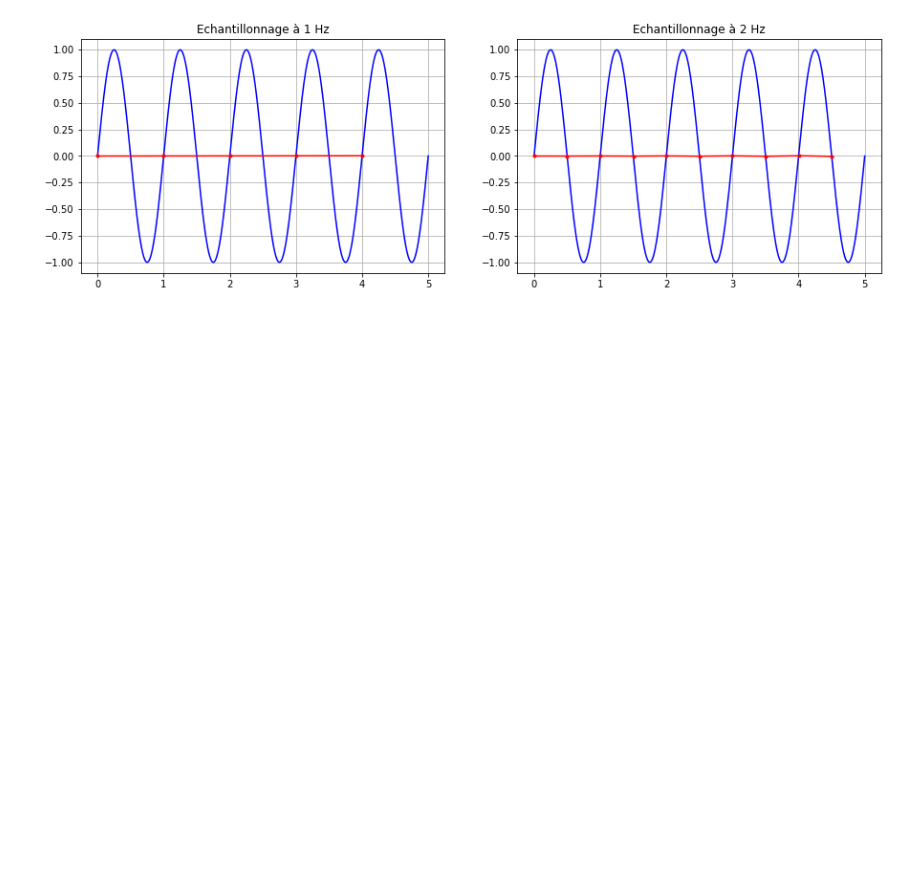
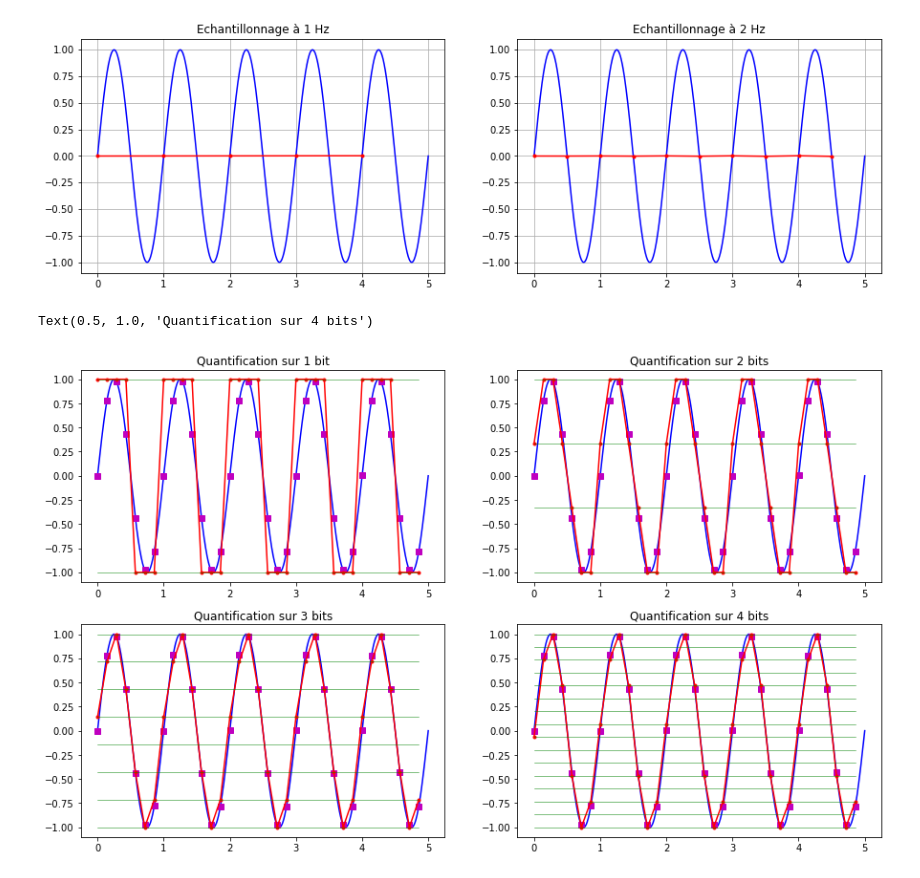
Before and after one commit to xpessoles/PSI_Cy_03_ConceptionCommande, a Jupyter notebook: Chapitre_02_CorrecteursNumeriques/01_Cy_03_02_Jupyter/FiltrageNumerique.ipynb, the cells around one changed output. Cells and saved outputs as stored; diff of their text form; code cells hidden in the pictures; blank space fills up the shorter version.

```diff
--- a/Chapitre_02_CorrecteursNumeriques/01_Cy_03_02_Jupyter/FiltrageNumerique.ipynb
+++ b/Chapitre_02_CorrecteursNumeriques/01_Cy_03_02_Jupyter/FiltrageNumerique.ipynb
@@ -204,3 +205,64 @@ ax2.set_title("Echantillonnage à 2 Hz")
 # %% [output]
 Text(0.5, 1.0, 'Echantillonnage à 2 Hz')
 [figure]
+# %%
+# Signal : les_t, les_e
+# Signal échantillonnage 5 Hertz
+les_te2,les_s2 = echantillonnage(les_t,les_e,7)
+
+
+# Signal échantillonné : les_te2,les_s2
+
+# Signal échantilloné et quantifié sur 2 à 5 bits
+les_seq2_2,les_niv2 = quantification(1,les_s2,-1,1)
+les_seq2_3,les_niv3 = quantification(2,les_s2,-1,1)
+les_seq2_4,les_niv4 = quantification(3,les_s2,-1,1)
+les_seq2_5,les_niv5 = quantification(4,les_s2,-1,1)
+t0,tf = les_te2[0],les_te2[-1]
+
+
+fig, axs = plt.subplots(2, 2,figsize=(15,9))
+
+#fig.suptitle('Horizontally stacked subplots')
+# Grilles
+# axs[0, 0].grid()
+# axs[0, 1].grid()
+# axs[1, 0].grid()
+# axs[1, 1].grid()
+
+# Entrée
+axs[0, 0].plot(les_t,les_e,"b")
+axs[0, 1].plot(les_t,les_e,"b")
+axs[1, 0].plot(les_t,les_e,"b")
+axs[1, 1].plot(les_t,les_e,"b")
+
+# Sorties échantillonnéees
+axs[0, 0].plot(les_te2,les_s2,"ms")
+axs[0, 1].plot(les_te2,les_s2,"ms")
+axs[1, 0].plot(les_te2,les_s2,"ms")
+axs[1, 1].plot(les_te2,les_s2,"ms")
+
+# Sorties quantifiées
+axs[0, 0].plot(les_te2,les_seq2_2,"r.-")
+axs[0, 1].plot(les_te2,les_seq2_3,"r.-")
+axs[1, 0].plot(les_te2,les_seq2_4,"r.-")
+axs[1, 1].plot(les_te2,les_seq2_5,"r.-")
+
+# Niveaux de quantification
+for n in les_niv2 :
+    axs[0, 0].plot([t0,tf],[n,n],"g",linewidth=.5)
+for n in les_niv3 :
+    axs[0, 1].plot([t0,tf],[n,n],"g",linewidth=.5)
+for n in les_niv4 :
+    axs[1, 0].plot([t0,tf],[n,n],"g",linewidth=.5)
+for n in les_niv5 :
+    axs[1, 1].plot([t0,tf],[n,n],"g",linewidth=.5)
+
+# Titres des graphiques
+axs[0, 0].set_title("Quantification sur 1 bit")
+axs[0, 1].set_title("Quantification sur 2 bits")
+axs[1, 0].set_title("Quantification sur 3 bits")
+axs[1, 1].set_title("Quantification sur 4 bits")
+# %% [output]
+Text(0.5, 1.0, 'Quantification sur 4 bits')
+[figure, added]
```
Also changed, not shown: parts of 1 cell of this notebook, 4 other files.
